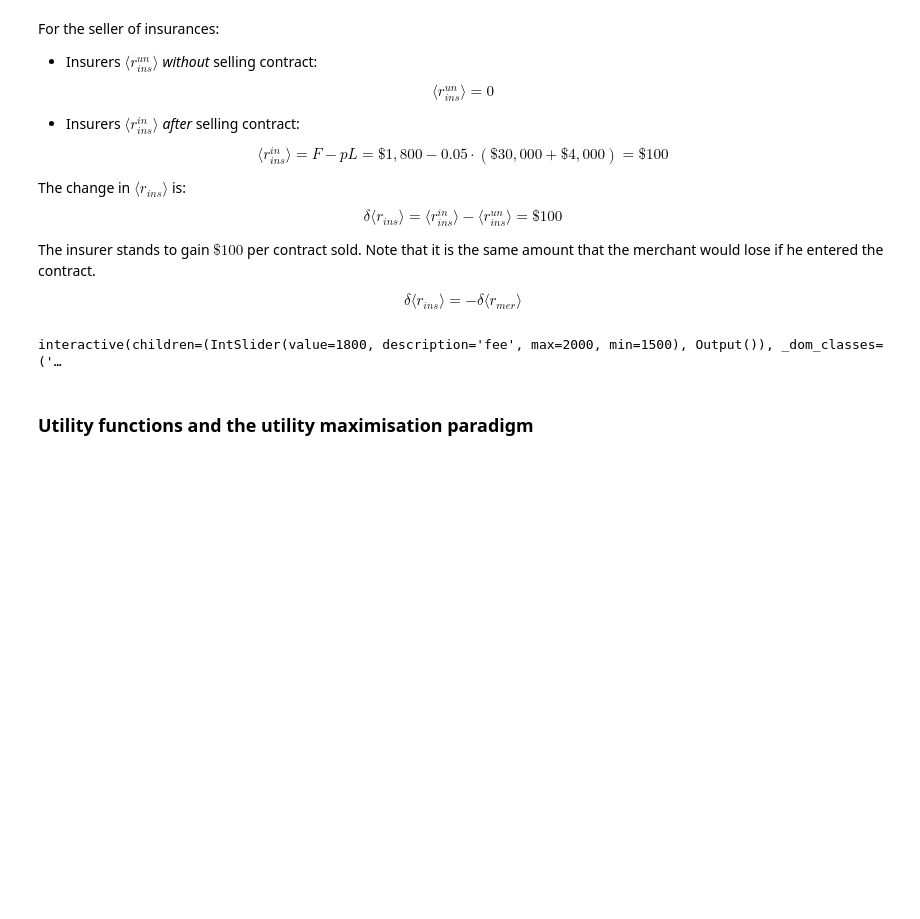
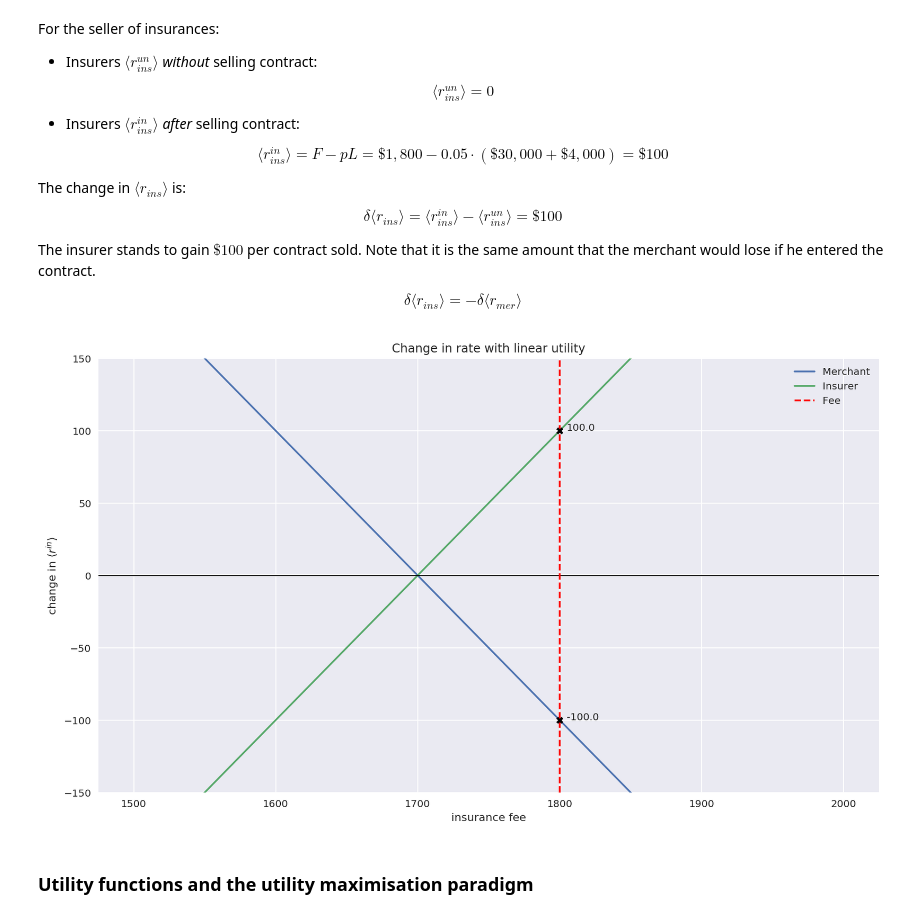
Before and after one commit to lambdaclass/finance_playground, a Jupyter notebook: notebooks/ergodicity-explorations.ipynb, the cells around one changed output. Drawn from its saved outputs; the diff is of its cells as text; code cells hidden in the pictures; blank space fills up the shorter version.

Commit message:
Added rng seed for reproducibility. Removed interactive plots.

```diff
--- a/notebooks/ergodicity-explorations.ipynb
+++ b/notebooks/ergodicity-explorations.ipynb
@@ -223,15 +222,11 @@ def plot_deltas(delta_r_merchant, delta_r_insurer, fee=1800, params={}):
 # %%
 params = {"title": "Change in rate with linear utility",
           "ylabel": r"change in $\langle r^{in} \rangle$",
           "ylim": (150, -150)}
-delta_r_plot = interactive(plot_deltas,
-                               delta_r_merchant=fixed(delta_r_merchant),
-                               delta_r_insurer=fixed(delta_r_insurer),
-                               fee=(1500, 2000),
-                               params=fixed(params))
-delta_r_plot
+
+plot_deltas(delta_r_merchant, delta_r_insurer, params=params)
 # %% [output]
-interactive(children=(IntSlider(value=1800, description='fee', max=2000, min=1500), Output()), _dom_classes=('…
+[figure, added]
 # %% [markdown]
 ### Utility functions and the utility maximisation paradigm
 # %% [markdown]
```
Also changed, not shown: parts of 6 cells of this notebook.
